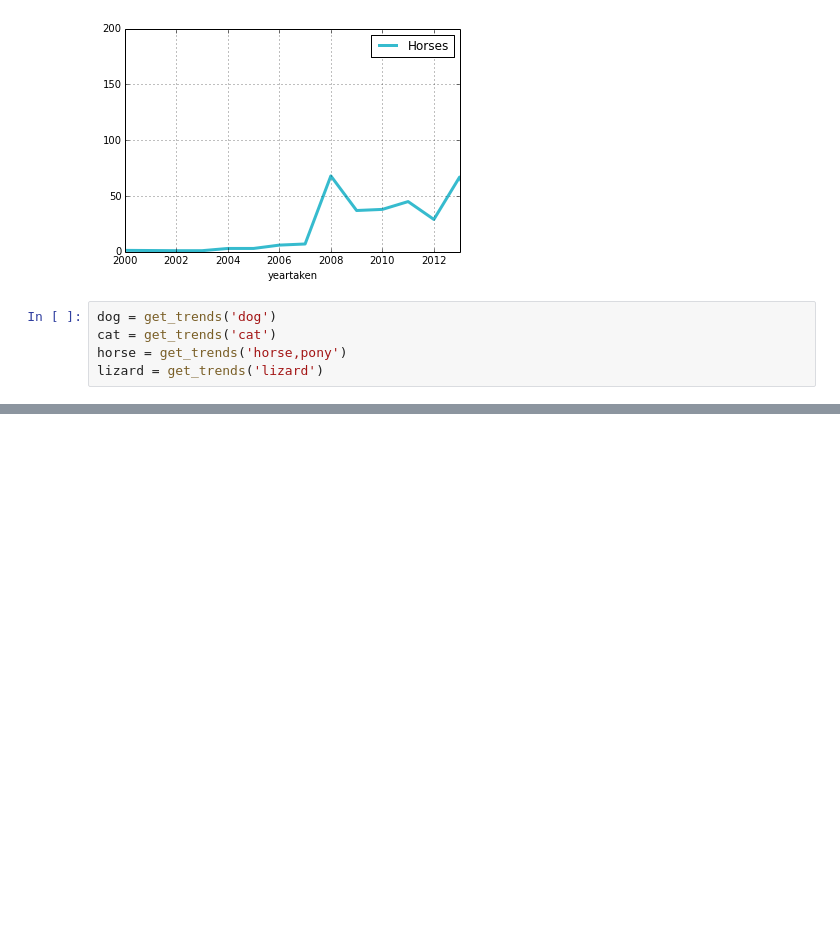
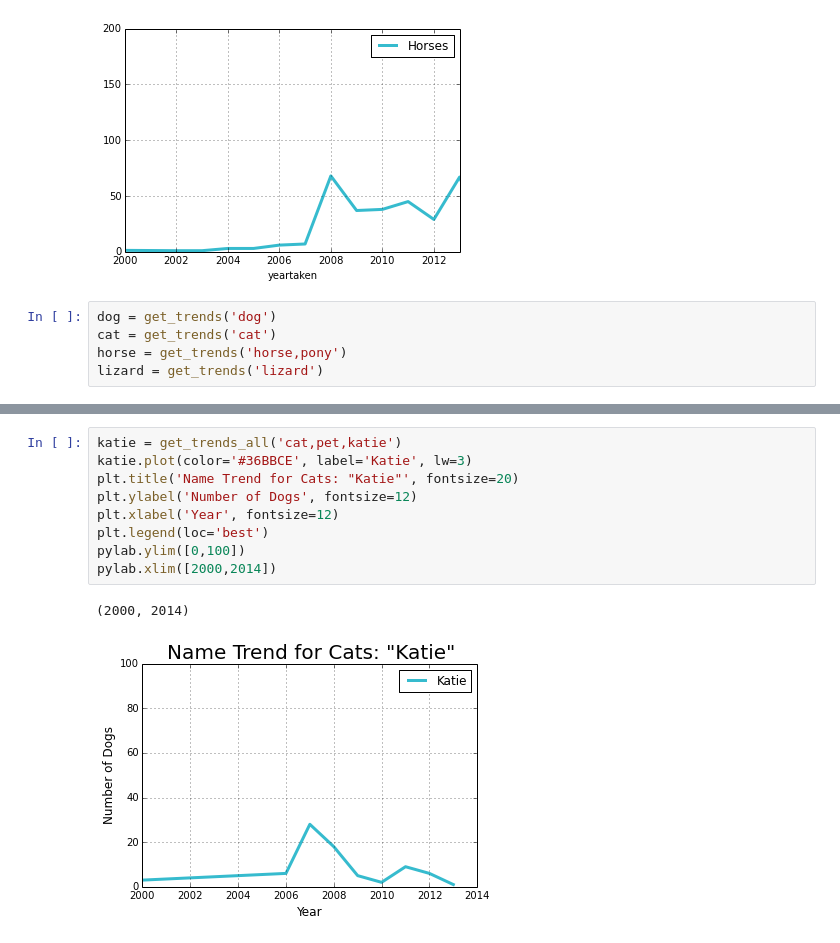
Before and after one commit to cal-a-mari/web-appetit, a Jupyter notebook: notebooks/Pet Photo Analysis.ipynb, the cells around one changed output, grey strips where cells are left out. Cells and saved outputs as stored; diff of their text form; blank space fills up the shorter version.

```diff
--- a/notebooks/Pet Photo Analysis.ipynb
+++ b/notebooks/Pet Photo Analysis.ipynb
@@ -581,0 +914,12 @@ pylab.xlim([2000,2013])
+# %%
+katie = get_trends_all('cat,pet,katie')
+katie.plot(color='#36BBCE', label='Katie', lw=3)
+plt.title('Name Trend for Cats: "Katie"', fontsize=20)
+plt.ylabel('Number of Dogs', fontsize=12)
+plt.xlabel('Year', fontsize=12)
+plt.legend(loc='best')
+pylab.ylim([0,100])
+pylab.xlim([2000,2014])
+# %% [output]
+(2000, 2014)
+[figure, added]
```
Also changed, not shown: parts of 51 cells of this notebook, 2 other files.
